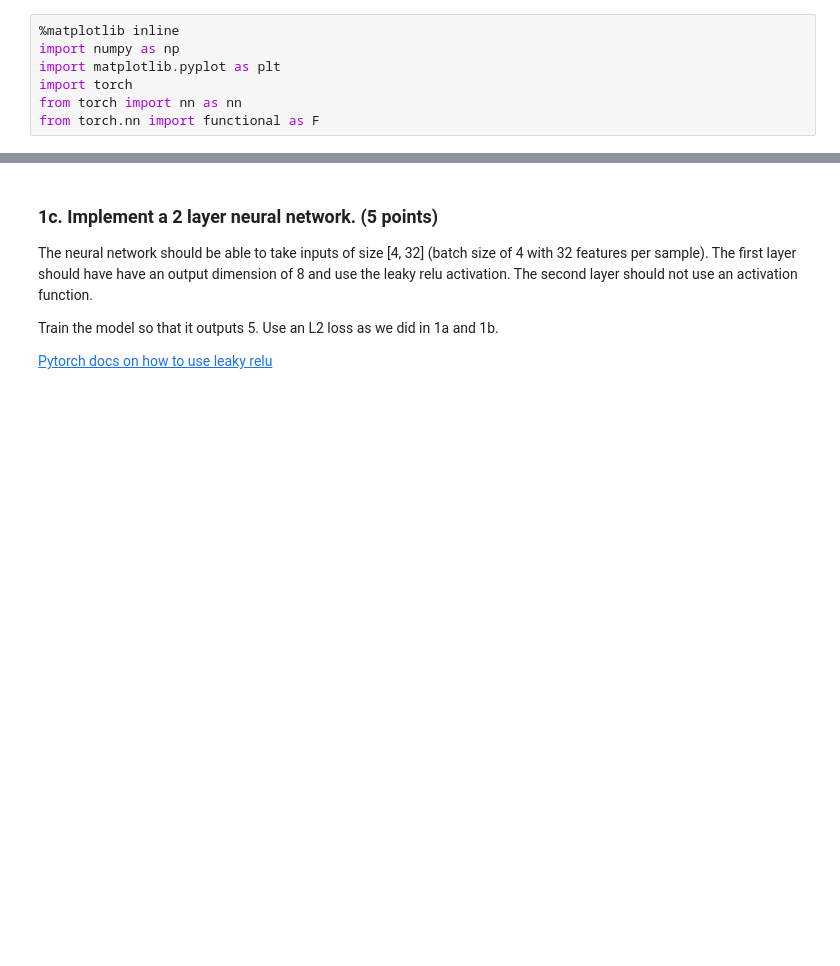
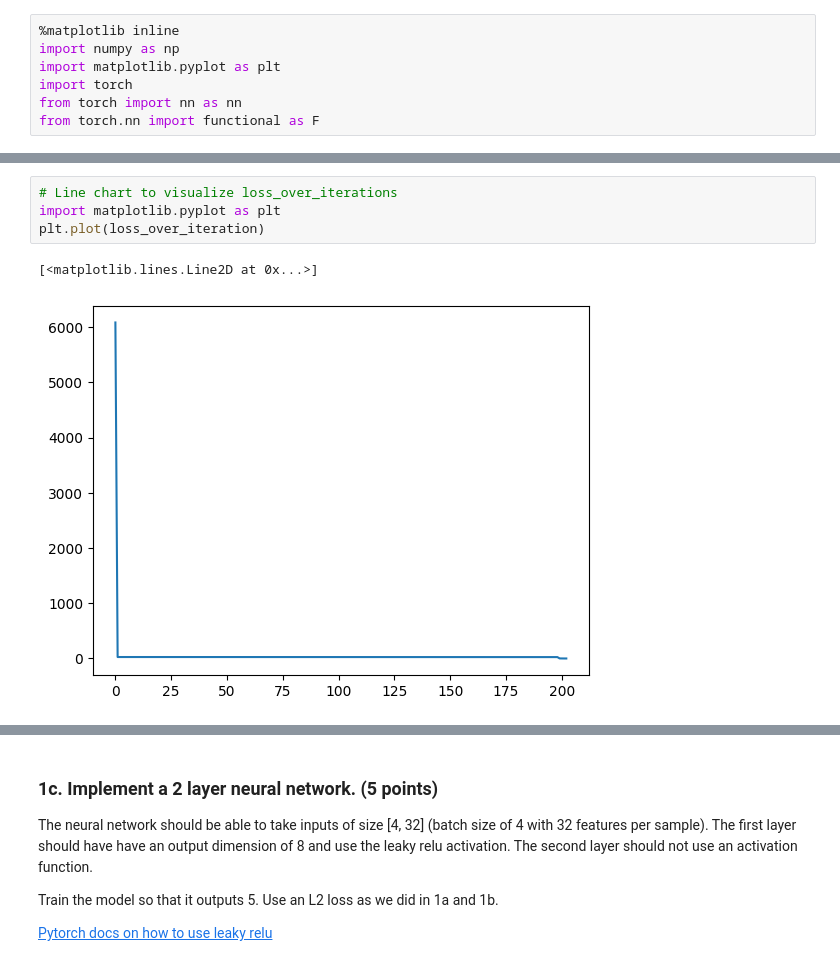
Before and after one commit to parthasarathydNU/gen-ai-coursework, a Jupyter notebook: advanced-llms/Advanced_LLMs_INFO_7374_Assignment_1.ipynb, the cells around one changed output, grey strips where cells are left out. Cells and saved outputs as stored; diff of their text form; blank space fills up the shorter version.

```diff
--- a/advanced-llms/Advanced_LLMs_INFO_7374_Assignment_1.ipynb
+++ b/advanced-llms/Advanced_LLMs_INFO_7374_Assignment_1.ipynb
@@ -92,0 +214,7 @@ print(f"prediction: ", prediction)
+# %%
+# Line chart to visualize loss_over_iterations
+import matplotlib.pyplot as plt
+plt.plot(loss_over_iteration)
+# %% [output]
+[<matplotlib.lines.Line2D at 0x...>]
+[figure, added]
```
Also changed, not shown: parts of 24 cells of this notebook.
